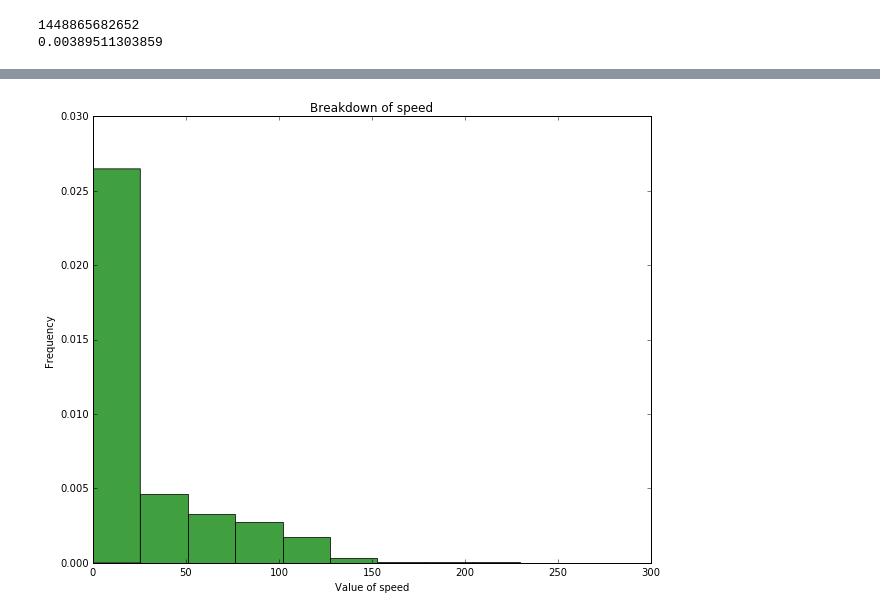
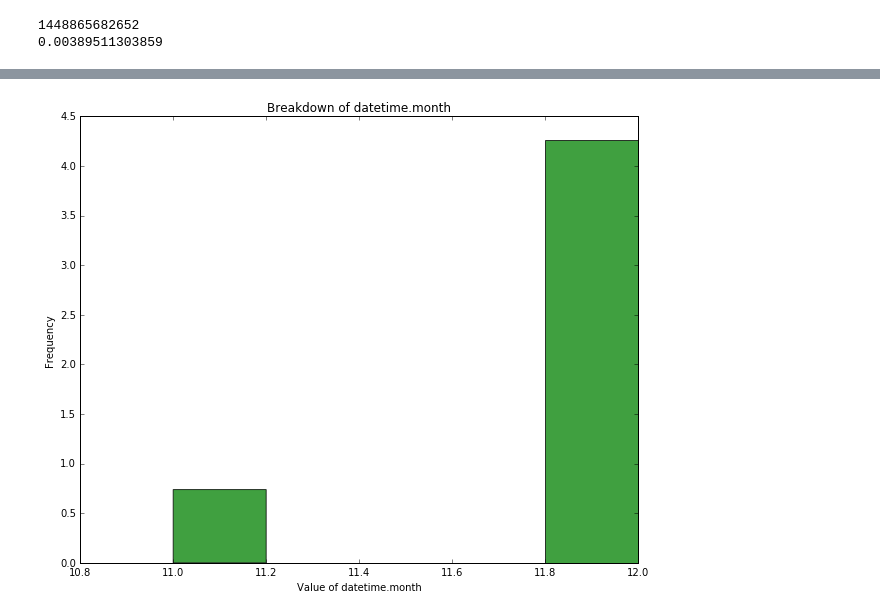
Before and after one commit to RichardoC/ACCD, a Jupyter notebook: Richard's analysis code.ipynb, the cells around one changed output, grey strips where cells are left out. Saved outputs shown, nothing was run; the diff lists cells and outputs as text; code cells hidden in the pictures.

```diff
--- a/Richard's analysis code.ipynb
+++ b/Richard's analysis code.ipynb
@@ -21,6 +22,13 @@ class cell_user:
     def __init__(self, inpu):
         self.timestamp = int(inpu[0])
         self.date = inpu[1]
+#         self.datetime = datetime.strptime(self.date, '%Y-%m-%d %H:%M:%S.%f')
+#         self.datetime = datetime(self.timestamp)
+        try:
+            self.datetime = datetime.fromtimestamp(self.timestamp/1000.0)
+        except:
+            pass
+
         self.lat = float(inpu[2])
         self.lng = float(inpu[3])
         self.signal_inst = int(inpu[4])
@@ -99,7 +108,8 @@ def just_values(list_of_phones, attr):
     """finds each key and the number of incidences"""
     values = []
     for x in list_of_phones:
-        value = getattr(x, attr)
+        strEval = 'x.'+attr
+        value = eval(strEval)
         values.append(value)
 
 
@@ -125,7 +135,7 @@ def plot_hist(list_of_phones, attr):
 #     k_c = keys_and_incidences(list_of_phones, attr)
     values = just_values(list_of_phones,attr)
 
-    n, bins, patches = plt.hist(values, 10, normed=1, facecolor='green', alpha=0.75)
+    n, bins, patches = plt.hist(values, 5, normed=1, facecolor='green', alpha=0.75)
 
 #     plt.bar(range(len(k_c)), k_c.values(), align='center')
 #     plt.xticks(rotation=90)
@@ -149,12 +159,16 @@ def import_all_data(folder):
         phone_data = open(unix, "r")
         phone_data_reader = csv.reader(phone_data, delimiter=',')
         phone_data_list = list(phone_data_reader)
-
+        print fil
+        print len(list_of_phone_data)
 
         for x in phone_data_list[1:]:
             try:
                 y = cell_user(x)
                 list_of_phone_data.append (y)
+                if len(list_of_phone_data)%100000 == 0:
+                    print y.date
+                    print y.datetime
             except:
                 error_entries.append(str(x))
 
@@ -280,5 +265,3 @@ plot_bars(list_of_phone_data,'net_type')
 # n, bins, patches = plt.hist(all_data, 50, normed=1, facecolor='green', alpha=0.75)
 # %%
 plot_hist(list_of_phone_data,'speed')
-# %% [output]
-[figure, removed]
@@ -284,0 +275,4 @@ plot_hist(list_of_phone_data,'speed')
+# %%
+plot_hist(all_data,'datetime.month')
+# %% [output]
+[figure, added]
```
Also changed, not shown: parts of 21 cells of this notebook.
